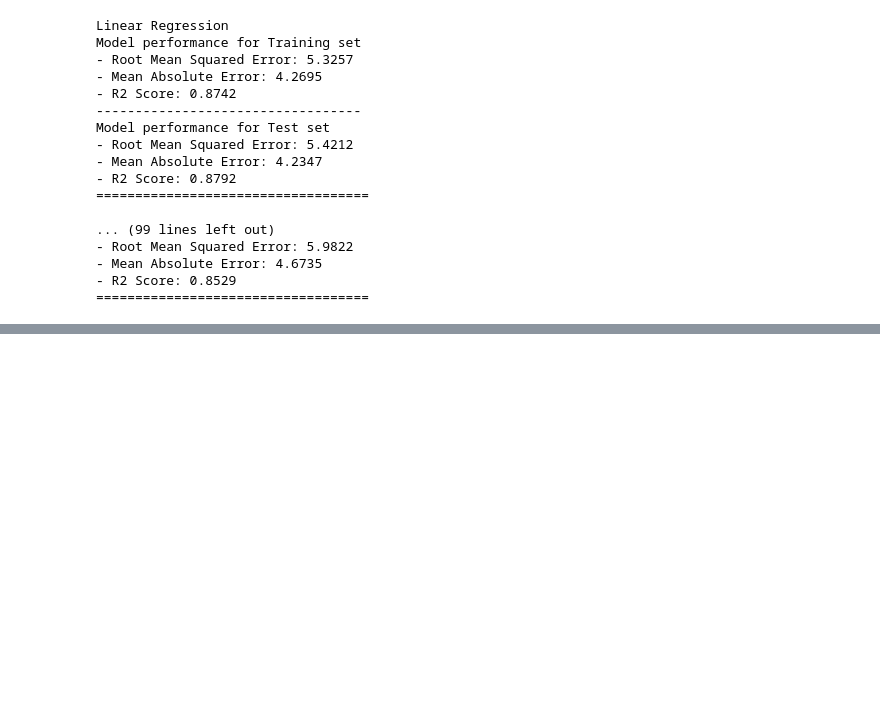
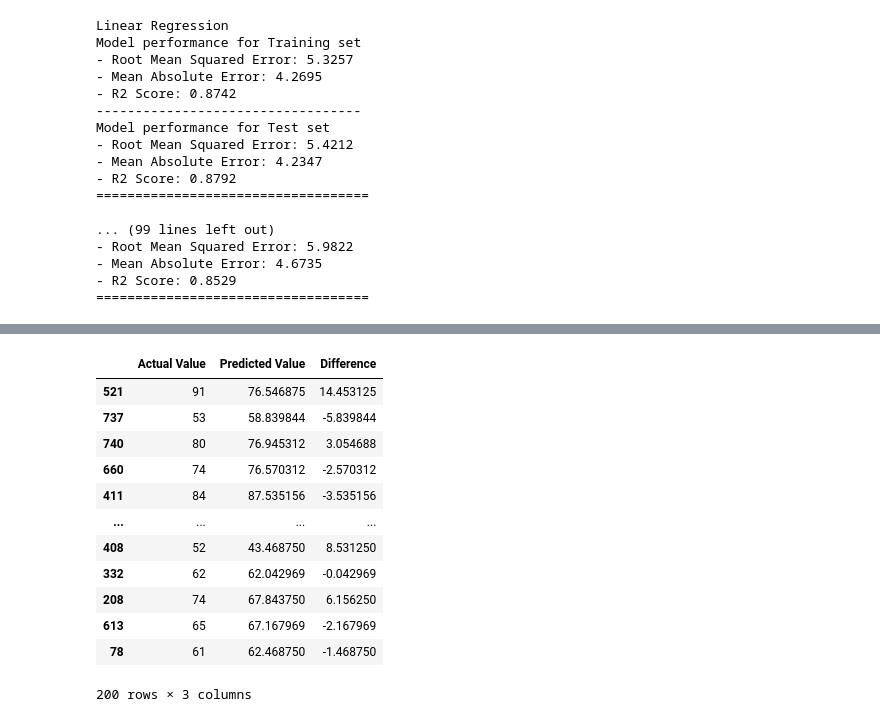
Before and after one commit to LakshmiUI-29/mlproject, a Jupyter notebook: notebook/data/MODEL TRAINING.ipynb, the cells around one changed output, grey strips where cells are left out. Drawn from its saved outputs; the diff is of its cells as text; code cells hidden in the pictures; blank space fills up the shorter version.

```diff
--- a/notebook/data/MODEL TRAINING.ipynb
+++ b/notebook/data/MODEL TRAINING.ipynb
@@ -186,0 +218,17 @@ Model performance for Test set
+# %%
+pred_df=pd.DataFrame({'Actual Value':y_test,'Predicted Value':y_pred,'Difference':y_test-y_pred})
+pred_df
+# %% [output]
+|  | Actual Value | Predicted Value | Difference |
+| 521 | 91 | 76.546875 | 14.453125 |
+| 737 | 53 | 58.839844 | -5.839844 |
+| 740 | 80 | 76.945312 | 3.054688 |
+| 660 | 74 | 76.570312 | -2.570312 |
+| 411 | 84 | 87.535156 | -3.535156 |
+| ... | ... | ... | ... |
+| 408 | 52 | 43.468750 | 8.531250 |
+| 332 | 62 | 62.042969 | -0.042969 |
+| 208 | 74 | 67.843750 | 6.156250 |
+| 613 | 65 | 67.167969 | -2.167969 |
+| 78 | 61 | 62.468750 | -1.468750 |
+200 rows × 3 columns
```
Also changed, not shown: parts of 4 cells of this notebook, 14 other files.
